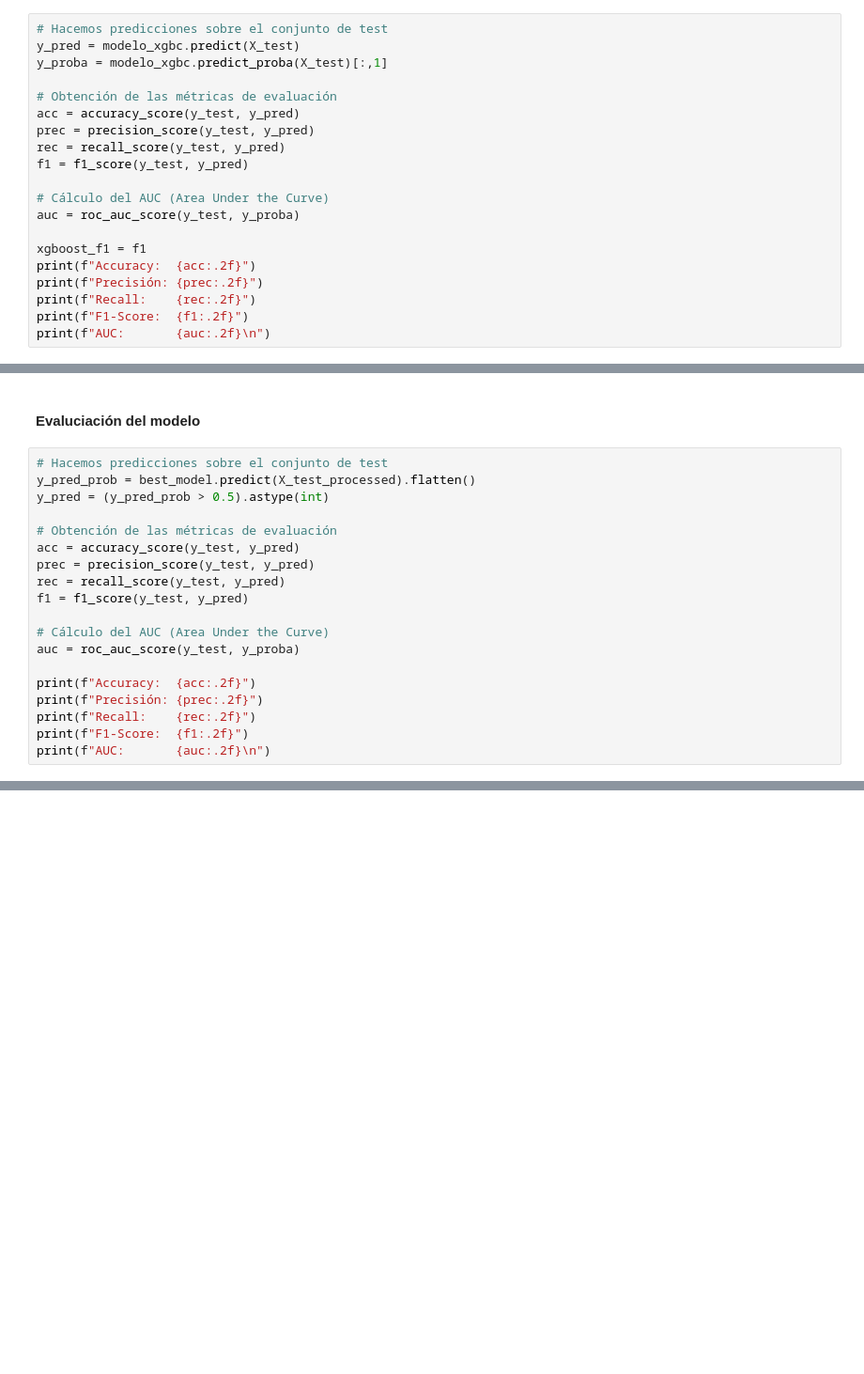
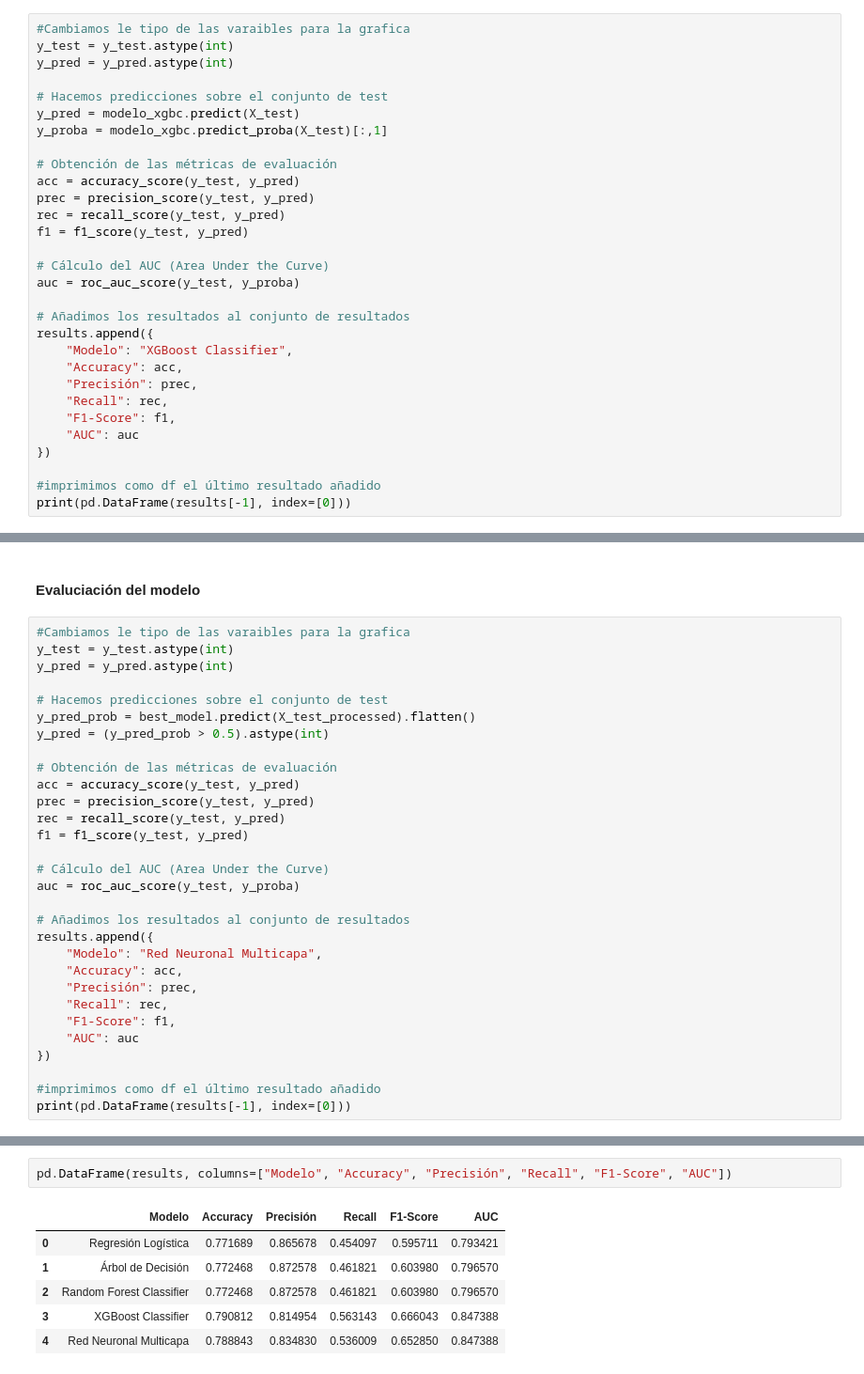
Before and after one commit to TM11TM/ML_DL_Pontia_5, a Jupyter notebook: notebooks/dl_ml.ipynb, the cells around one changed output, grey strips where cells are left out. Shown at 94% size. Drawn from its saved outputs; the diff is of its cells as text; blank space fills up the shorter version.

```diff
--- a/notebooks/dl_ml.ipynb
+++ b/notebooks/dl_ml.ipynb
@@ -502,6 +513,10 @@ XGBClassifier(base_score=None, booster=None, callbacks=None,
 # %% [markdown]
 #### Evaluciación del modelo
 # %%
+#Cambiamos le tipo de las varaibles para la grafica
+y_test = y_test.astype(int)
+y_pred = y_pred.astype(int)
+
 # Hacemos predicciones sobre el conjunto de test
 y_pred = modelo_xgbc.predict(X_test)
 y_proba = modelo_xgbc.predict_proba(X_test)[:,1]
@@ -515,10 +530,16 @@ f1 = f1_score(y_test, y_pred)
 # Cálculo del AUC (Area Under the Curve)
 auc = roc_auc_score(y_test, y_proba)
 
-xgboost_f1 = f1
-print(f"Accuracy:  {acc:.2f}")
-print(f"Precisión: {prec:.2f}")
-print(f"Recall:    {rec:.2f}")
-print(f"F1-Score:  {f1:.2f}")
-print(f"AUC:       {auc:.2f}\n")
+# Añadimos los resultados al conjunto de resultados
+results.append({
+    "Modelo": "XGBoost Classifier",
+    "Accuracy": acc,
+    "Precisión": prec,
+    "Recall": rec,
+    "F1-Score": f1,
+    "AUC": auc
+})
+
+#imprimimos como df el último resultado añadido
+print(pd.DataFrame(results[-1], index=[0]))
 # %% [output]
@@ -623,6 +646,10 @@ for lr in keras_params['learning_rate']:
 # %% [markdown]
 #### Evaluciación del modelo
 # %%
+#Cambiamos le tipo de las varaibles para la grafica
+y_test = y_test.astype(int)
+y_pred = y_pred.astype(int)
+
 # Hacemos predicciones sobre el conjunto de test
 y_pred_prob = best_model.predict(X_test_processed).flatten()
 y_pred = (y_pred_prob > 0.5).astype(int)
@@ -636,8 +663,15 @@ f1 = f1_score(y_test, y_pred)
 # Cálculo del AUC (Area Under the Curve)
 auc = roc_auc_score(y_test, y_proba)
 
-print(f"Accuracy:  {acc:.2f}")
-print(f"Precisión: {prec:.2f}")
-print(f"Recall:    {rec:.2f}")
-print(f"F1-Score:  {f1:.2f}")
-print(f"AUC:       {auc:.2f}\n")
+# Añadimos los resultados al conjunto de resultados
+results.append({
+    "Modelo": "Red Neuronal Multicapa",
+    "Accuracy": acc,
+    "Precisión": prec,
+    "Recall": rec,
+    "F1-Score": f1,
+    "AUC": auc
+})
+
+#imprimimos como df el último resultado añadido
+print(pd.DataFrame(results[-1], index=[0]))
@@ -643,0 +684,9 @@ print(f"AUC:       {auc:.2f}\n")
+# %%
+pd.DataFrame(results, columns=["Modelo", "Accuracy", "Precisión", "Recall", "F1-Score", "AUC"])
+# %% [output]
+|  | Modelo | Accuracy | Precisión | Recall | F1-Score | AUC |
+| 0 | Regresión Logística | 0.771689 | 0.865678 | 0.454097 | 0.595711 | 0.793421 |
+| 1 | Árbol de Decisión | 0.772468 | 0.872578 | 0.461821 | 0.603980 | 0.796570 |
+| 2 | Random Forest Classifier | 0.772468 | 0.872578 | 0.461821 | 0.603980 | 0.796570 |
+| 3 | XGBoost Classifier | 0.790812 | 0.814954 | 0.563143 | 0.666043 | 0.847388 |
+| 4 | Red Neuronal Multicapa | 0.788843 | 0.834830 | 0.536009 | 0.652850 | 0.847388 |
```
Also changed, not shown: parts of 16 cells of this notebook.
